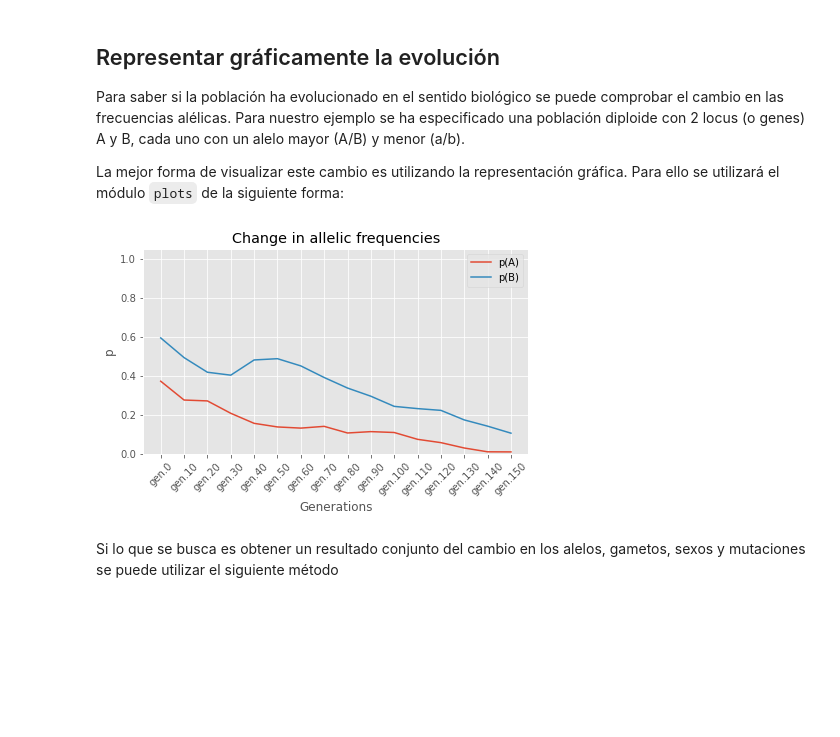
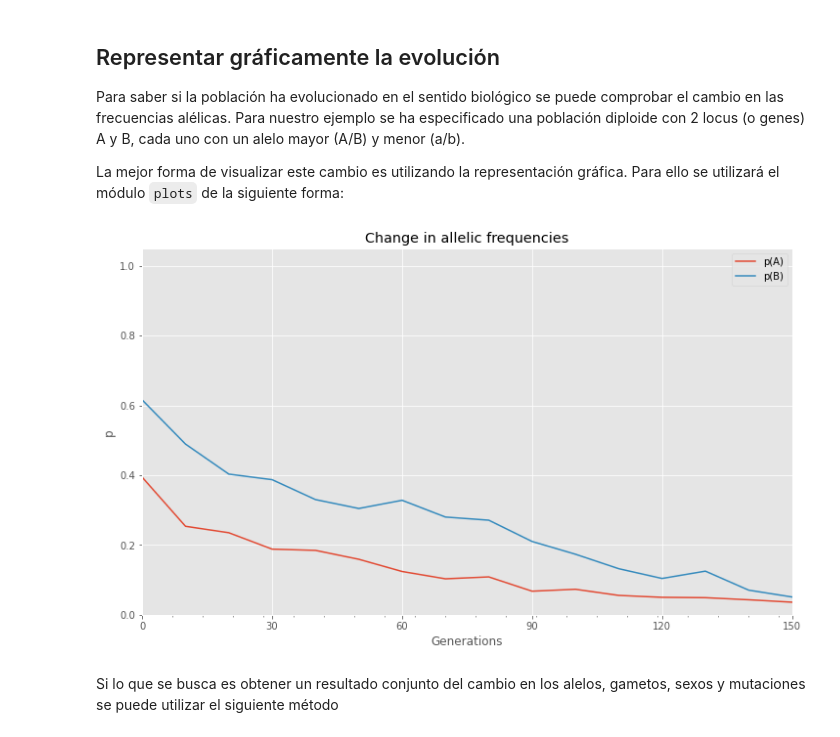
Before and after one commit to R-mario/populy, a Jupyter notebook: Guía de uso.ipynb, the cells around one changed output. Drawn from its saved outputs; the diff is of its cells as text; code cells hidden in the pictures; blank space fills up the shorter version.

```diff
--- a/Guía de uso.ipynb
+++ b/Guía de uso.ipynb
@@ -227,10 +228,11 @@ Sí, formalmente la desviación se demuestra mediante un test $\chi^2$ .
 Para saber si la población ha evolucionado en el sentido biológico se puede comprobar el cambio en las frecuencias alélicas. Para nuestro ejemplo se ha especificado una población diploide con 2 locus (o genes) A y B, cada uno con un alelo mayor (A/B) y menor (a/b).
 
 La mejor forma de visualizar este cambio es utilizando la representación gráfica. Para ello se utilizará el módulo `plots` de la siguiente forma:
-# %%
-Plots.alleles(poblacion)
-# %% [output]
-[figure, removed]
+# %%
+alelos = poblacion.getDataFrame("alelicas")
+Plot.alleles(alelos)
+# %% [output]
+[figure, added]
 # %% [markdown]
 Si lo que se busca es obtener un resultado conjunto del cambio en los alelos, gametos, sexos y mutaciones se puede utilizar el siguiente método
 # %%
```
Also changed, not shown: parts of 9 cells of this notebook.
